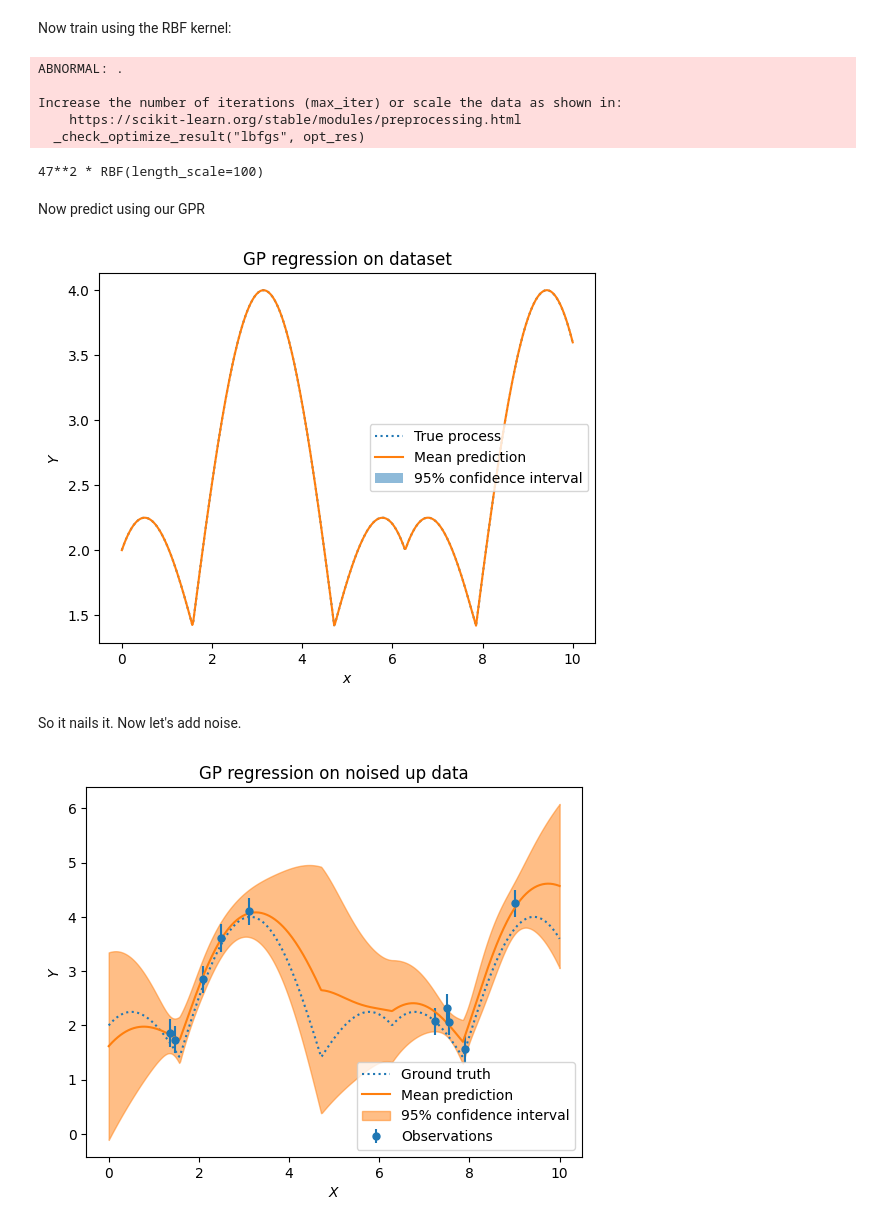
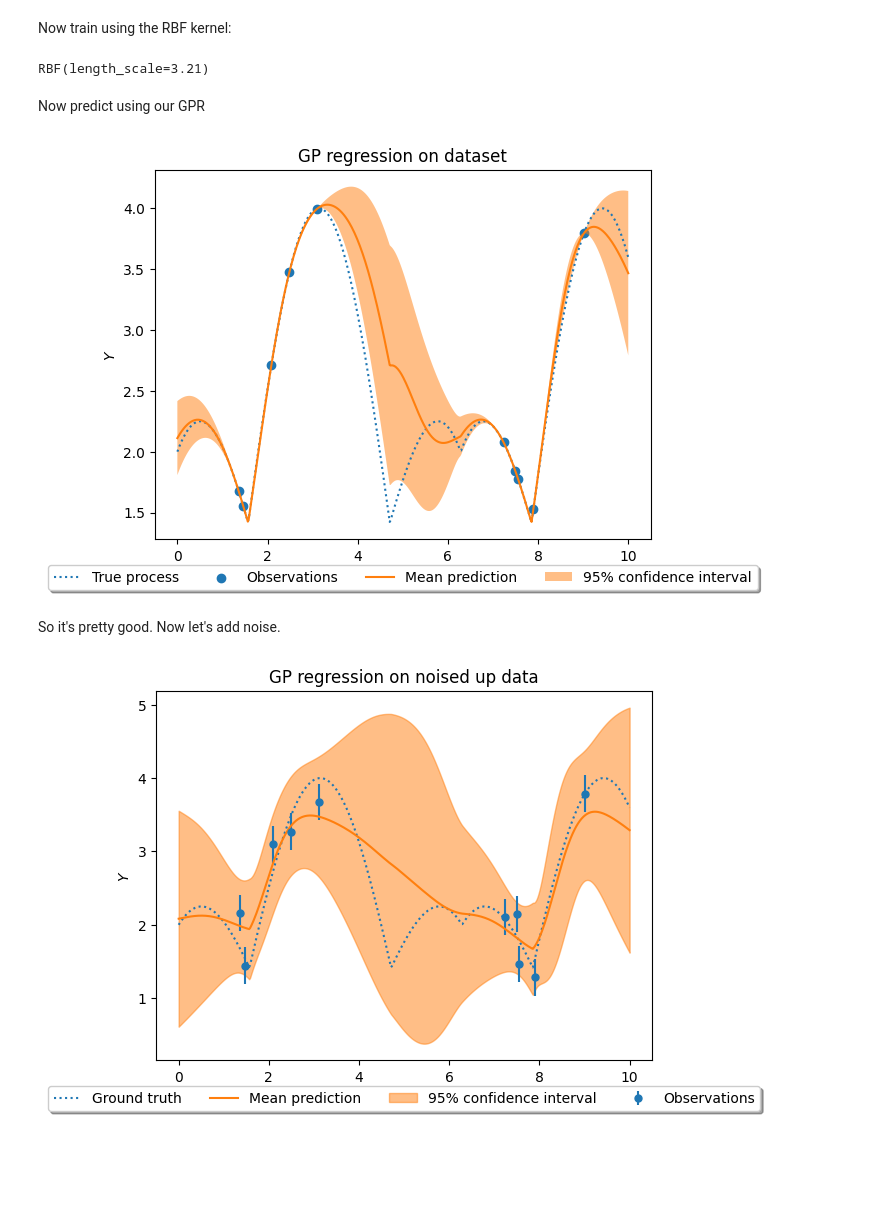
Before and after one commit to joshuajnoble/gaussian_process_exploration, a Jupyter notebook: multi_testing_regress.ipynb, the cells around one changed output. Cells and saved outputs as stored; diff of their text form; code cells hidden in the pictures; blank space fills up the shorter version.

Commit message:
better graphing and RBF + lin

```diff
--- a/multi_testing_regress.ipynb
+++ b/multi_testing_regress.ipynb
@@ -44,19 +44,15 @@ Now train using the RBF kernel:
 # %%
 from sklearn.gaussian_process import GaussianProcessRegressor
 from sklearn.gaussian_process.kernels import RBF
+from sklearn.gaussian_process.kernels import Matern, WhiteKernel, ConstantKernel
 
-kernel = 1 * RBF(length_scale=1.0, length_scale_bounds=(1e-2, 1e2))
-#kernel = 1 * RBF(length_scale=1.0)
+
+kernel = RBF(length_scale=0.7, length_scale_bounds=(0.00001, 1000))
 gaussian_process = GaussianProcessRegressor(kernel=kernel, n_restarts_optimizer=9)
 gaussian_process.fit(X_train, y_train)
 gaussian_process.kernel_
 # %% [output]
-ABNORMAL: .
-
-Increase the number of iterations (max_iter) or scale the data as shown in:
-    https://scikit-learn.org/stable/modules/preprocessing.html
-  _check_optimize_result("lbfgs", opt_res)
+RBF(length_scale=3.21)
-47**2 * RBF(length_scale=100)
 # %% [markdown]
 Now predict using our GPR
 # %%
@@ -64,23 +60,24 @@ mean_prediction, std_prediction = gaussian_process.predict(Xs, return_std=True)
 # %%
 
 plt.plot(X, y, label=r"True process", linestyle="dotted")
 plt.scatter(X_train.transpose()[0], y_train, label="Observations")
 plt.plot(X, mean_prediction, label="Mean prediction")
 plt.fill_between(
     X.ravel(),
     mean_prediction - 1.96 * std_prediction,
     mean_prediction + 1.96 * std_prediction,
     alpha=0.5,
     label=r"95% confidence interval",
 )
-plt.legend()
+plt.legend(loc='upper center', bbox_to_anchor=(0.5, -0.05),
+          fancybox=True, shadow=True, ncol=5)
 plt.xlabel("$x$")
 plt.ylabel("$Y$")
 _ = plt.title("GP regression on dataset")
 # %% [output]
-[figure, old version]
+[figure, new version]
 # %% [markdown]
-So it nails it. Now let's add noise.
+So it's pretty good. Now let's add noise.
 # %%
 noise_std = 0.25
 y_train_noisy = y_train + rng.normal(loc=0.0, scale=noise_std, size=y_train.shape)
@@ -113,9 +117,15 @@ plt.fill_between(
     alpha=0.5,
     label=r"95% confidence interval",
 )
-plt.legend()
+# plt.legend(loc='upper center', bbox_to_anchor=(0.5, 1.05),
+#           ncol=3, fancybox=True, shadow=True)
+
+# Put a legend below current axis
+plt.legend(loc='upper center', bbox_to_anchor=(0.5, -0.05),
+          fancybox=True, shadow=True, ncol=5)
+
 plt.xlabel("$X$")
 plt.ylabel("$Y$")
 _ = plt.title("GP regression on noised up data")
 # %% [output]
-[figure, old version]
+[figure, new version]
```
Also changed, not shown: parts of 4 cells of this notebook.
